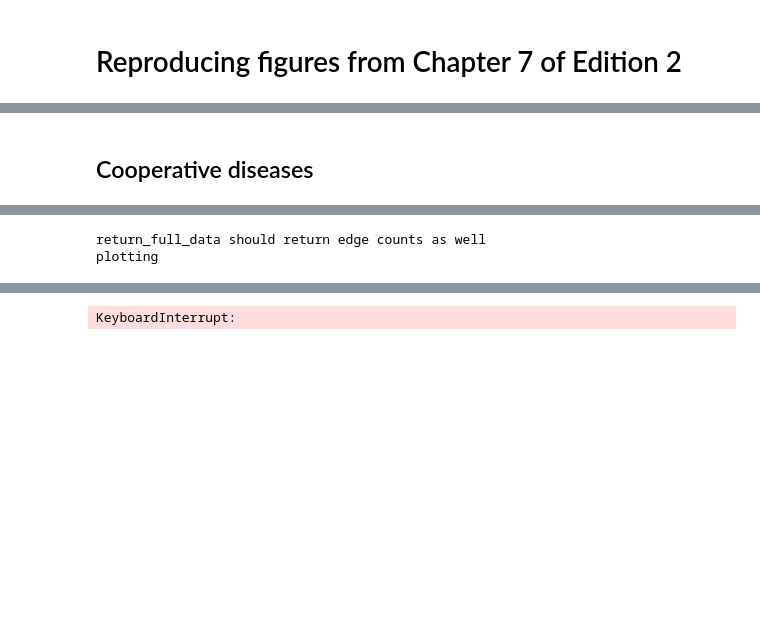
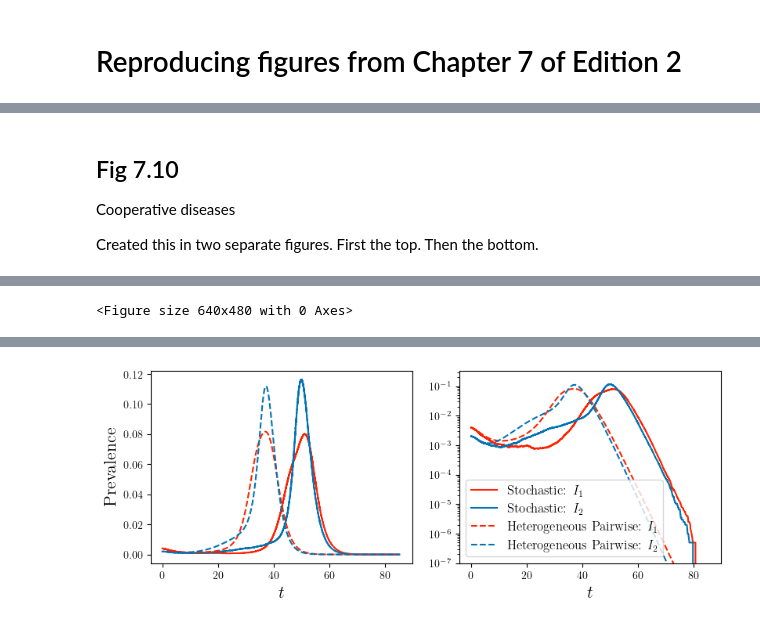
Before and after one commit to springer-math/Mathematics-of-Epidemics-on-Networks, a Jupyter notebook: docs/examples/Volume2/Chap7_figs.ipynb, the cells around one changed output, grey strips where cells are left out. Cells and saved outputs as stored; diff of their text form; code cells hidden in the pictures; blank space fills up the shorter version.

```diff
--- a/docs/examples/Volume2/Chap7_figs.ipynb
+++ b/docs/examples/Volume2/Chap7_figs.ipynb
@@ -286,5 +293,9 @@ return_full_data should return edge counts as well
 # %% [markdown]
-## Cooperative diseases
+## Fig 7.10
+
+Cooperative diseases
+
+Created this in two separate figures.  First the top.  Then the bottom.
 # %%
 #import nt
 
@@ -384,54 +395,52 @@ J.add_edge(('IR', 'SR'), ('IR', 'IR'), rate = tau2)
 return_statuses = ('SS', 'SI', 'SR', 'IS', 'II', 'IR', 'RS', 'RI', 'RR')
 
 
-for cc in range(100):
-    for counter in range(20):
-        print("counter = {}".format(counter))
-        G = nx.fast_gnp_random_graph(N, 5./(N-1))
+for counter in range(20):
+    print("counter = {}".format(counter))
+    G = nx.fast_gnp_random_graph(N, 5./(N-1))
 
-        print("got G")
+    print("got G")
 
-        t = [0,70]
-        print("starting Gillespie")
-        t, SS, SI, SR, IS, II, IR, RS, RI, RR = EoN.fast_simple_contagion(G, H, J, IC, return_statuses,
+    t = [0,70]
+    print("starting simulation")
+    t, SS, SI, SR, IS, II, IR, RS, RI, RR = EoN.fast_simple_contagion(G, H, J, IC, return_statuses,
                                             tmax=float('Inf'), rng=rng)
-        print(RS[-1]+SR[-1]+RR[-1])
-        if RS[-1]+SR[-1]+RR[-1] > epithreshold:
-            break
-        else:
-            print("Epidemic size below threshold, rerunning simulation")
+    print(RS[-1]+SR[-1]+RR[-1])
+    if RS[-1]+SR[-1]+RR[-1] > epithreshold:
+        break
+    else:
+        print("Epidemic size below threshold, rerunning simulation")
 
-    print("done with Gillespie, starting HPW")
-    tt, SSSS, SSII, SSRR, IISS, IIII, IIRR, RRSS, RRII, RRRR = EoN.Simple_contagion_heterogeneous_pairwise_from_graph(G, H, J, IC, return_statuses,return_statuses=return_statuses, tmax = max(t[-1]+1,60))
+print("done with simulation, starting HPW")
+tt, SSSS, SSII, SSRR, IISS, IIII, IIRR, RRSS, RRII, RRRR = EoN.Simple_contagion_heterogeneous_pairwise_from_graph(G, H, J, IC, return_statuses,return_statuses=return_statuses, tmax = max(t[-1]+1,60))
 
-    print("plotting")
-    plt.figure()
-    fig, (ax1, ax2) = plt.subplots(1,2, figsize=(8,3))
-    fig.subplots_adjust(left=0.08, right=0.99, wspace=0.18, bottom=0.15, top=0.97 )# Increase right, decrease wspace for wider axes
+print("plotting")
+plt.figure()
+fig, (ax1, ax2) = plt.subplots(1,2, figsize=(8,3))
+fig.subplots_adjust(left=0.08, right=0.99, wspace=0.18, bottom=0.15, top=0.97 )# Increase right, decrease wspace for wider axes
 
-    ax1.plot(t, (IS + II + IR)/N, color=colorI)
-    ax1.plot(t, (SI + II + RI)/N, color=colorI2)
+ax1.plot(t, (IS + II + IR)/N, color=colorI)
+ax1.plot(t, (SI + II + RI)/N, color=colorI2)
 
-    ax1.plot(tt, (IISS + IIII + IIRR)/N, '--', color=colorI)
-    ax1.plot(tt, (SSII + IIII + RRII)/N, '--', color=colorI2)
+ax1.plot(tt, (IISS + IIII + IIRR)/N, '--', color=colorI)
+ax1.plot(tt, (SSII + IIII + RRII)/N, '--', color=colorI2)
 
     #ax1.legend()
-    ax1.set_ylabel('Prevalence', fontsize=16)
-    ax1.set_xlabel('$t$', fontsize=16)
+ax1.set_ylabel('Prevalence', fontsize=16)
+ax1.set_xlabel('$t$', fontsize=16)
 
 
-    ax2.semilogy(t, (IS + II + IR)/N, label = 'Stochastic: $I_1$', color=colorI)
-    ax2.semilogy(t, (SI + II + RI)/N, label = 'Stochastic: $I_2$', color=colorI2)
+ax2.semilogy(t, (IS + II + IR)/N, label = 'Stochastic: $I_1$', color=colorI)
+ax2.semilogy(t, (SI + II + RI)/N, label = 'Stochastic: $I_2$', color=colorI2)
 
-    ax2.semilogy(tt, (IISS + IIII + IIRR)/N, '--', color=colorI, label = 'Heterogeneous Pairwise: $I_1$')
-    ax2.semilogy(tt, (SSII + IIII + RRII)/N, '--', color=colorI2, label = 'Heterogeneous Pairwise: $I_2$')
+ax2.semilogy(tt, (IISS + IIII + IIRR)/N, '--', color=colorI, label = 'Heterogeneous Pairwise: $I_1$')
+ax2.semilogy(tt, (SSII + IIII + RRII)/N, '--', color=colorI2, label = 'Heterogeneous Pairwise: $I_2$')
 
-    ax2.legend(fontsize=12)
-    ax2.set_xlabel('$t$', fontsize=16)
-    ax2.set_ylim(bottom=0.0000001)
-    fig.savefig('Coop_vs_HPW_X{}.png'.format(cc),  dpi=900)
-    print('fig saved')
-    #plt.clf()
+ax2.legend(fontsize=12)
+ax2.set_xlabel('$t$', fontsize=16)
+ax2.set_ylim(bottom=0.0000001)
+#fig.savefig('Coop_vs_HPW_X{}.png'.format(cc),  dpi=900)
+plt.show()
 # %% [output]
 counter = 0
 got G
@@ -441,2 +452 @@ done with Gillespie, starting HPW
-return_full_data should return edge counts as well
-plotting
+<Figure size 640x480 with 0 Axes>
@@ -463 +453 @@ starting Gillespie
-KeyboardInterrupt:
+[figure, added]
```
Also changed, not shown: parts of 10 cells of this notebook, 12 other files.
